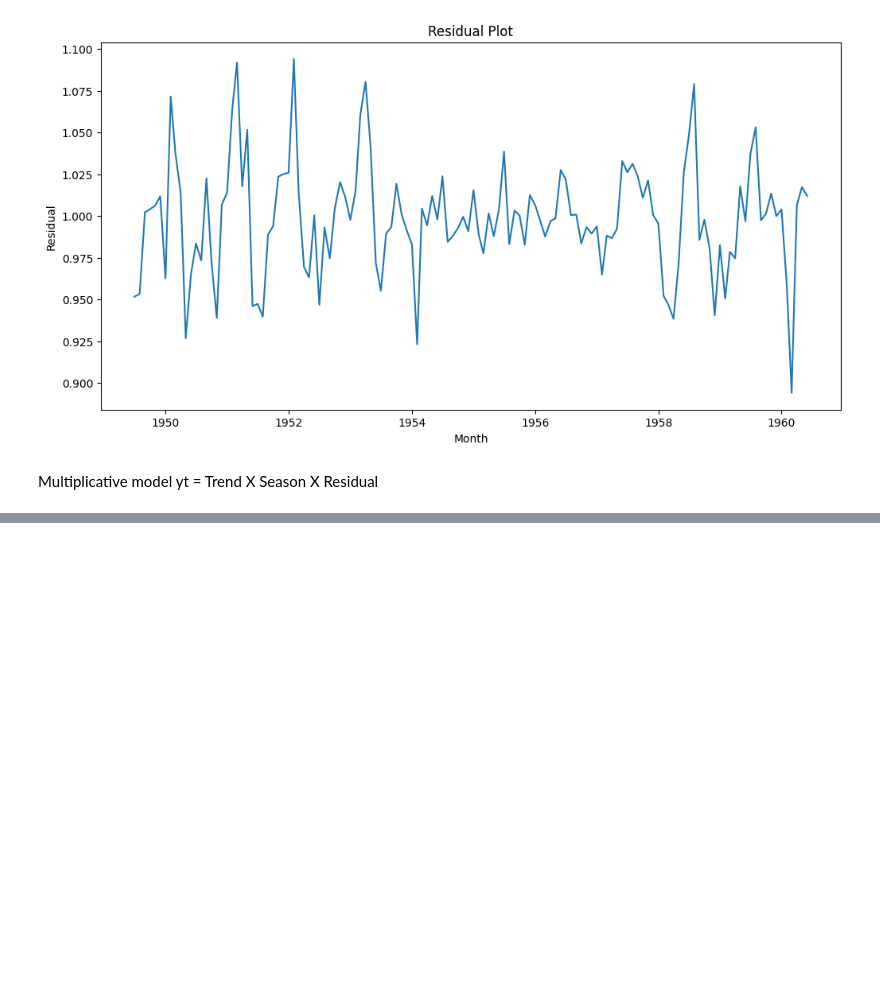
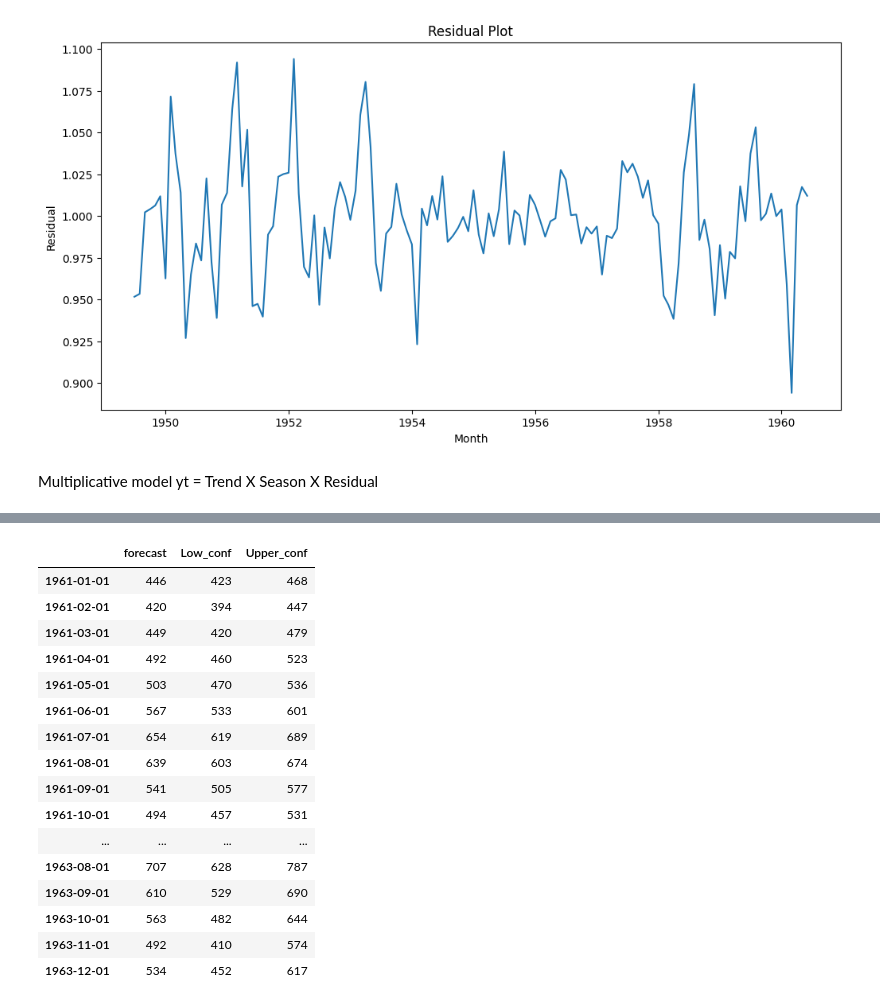
Before and after one commit to utkarshg1/VSCode_Thu_Fri_6_8pm, a Jupyter notebook: Time Series Analysis/TimeSeries.ipynb, the cells around one changed output, grey strips where cells are left out. Drawn from its saved outputs; the diff is of its cells as text; code cells hidden in the pictures; blank space fills up the shorter version.

```diff
--- a/Time Series Analysis/TimeSeries.ipynb
+++ b/Time Series Analysis/TimeSeries.ipynb
@@ -113,0 +276,20 @@ Multiplicative model yt = Trend X Season X Residual
+# %%
+df_forecast
+# %% [output]
+|  | forecast | Low_conf | Upper_conf |
+| 1961-01-01 | 446 | 423 | 468 |
+| 1961-02-01 | 420 | 394 | 447 |
+| 1961-03-01 | 449 | 420 | 479 |
+| 1961-04-01 | 492 | 460 | 523 |
+| 1961-05-01 | 503 | 470 | 536 |
+| 1961-06-01 | 567 | 533 | 601 |
+| 1961-07-01 | 654 | 619 | 689 |
+| 1961-08-01 | 639 | 603 | 674 |
+| 1961-09-01 | 541 | 505 | 577 |
+| 1961-10-01 | 494 | 457 | 531 |
+| ... | ... | ... | ... |
+| 1963-08-01 | 707 | 628 | 787 |
+| 1963-09-01 | 610 | 529 | 690 |
+| 1963-10-01 | 563 | 482 | 644 |
+| 1963-11-01 | 492 | 410 | 574 |
+| 1963-12-01 | 534 | 452 | 617 |
```
Also changed, not shown: parts of 28 cells of this notebook, 1 other file.
